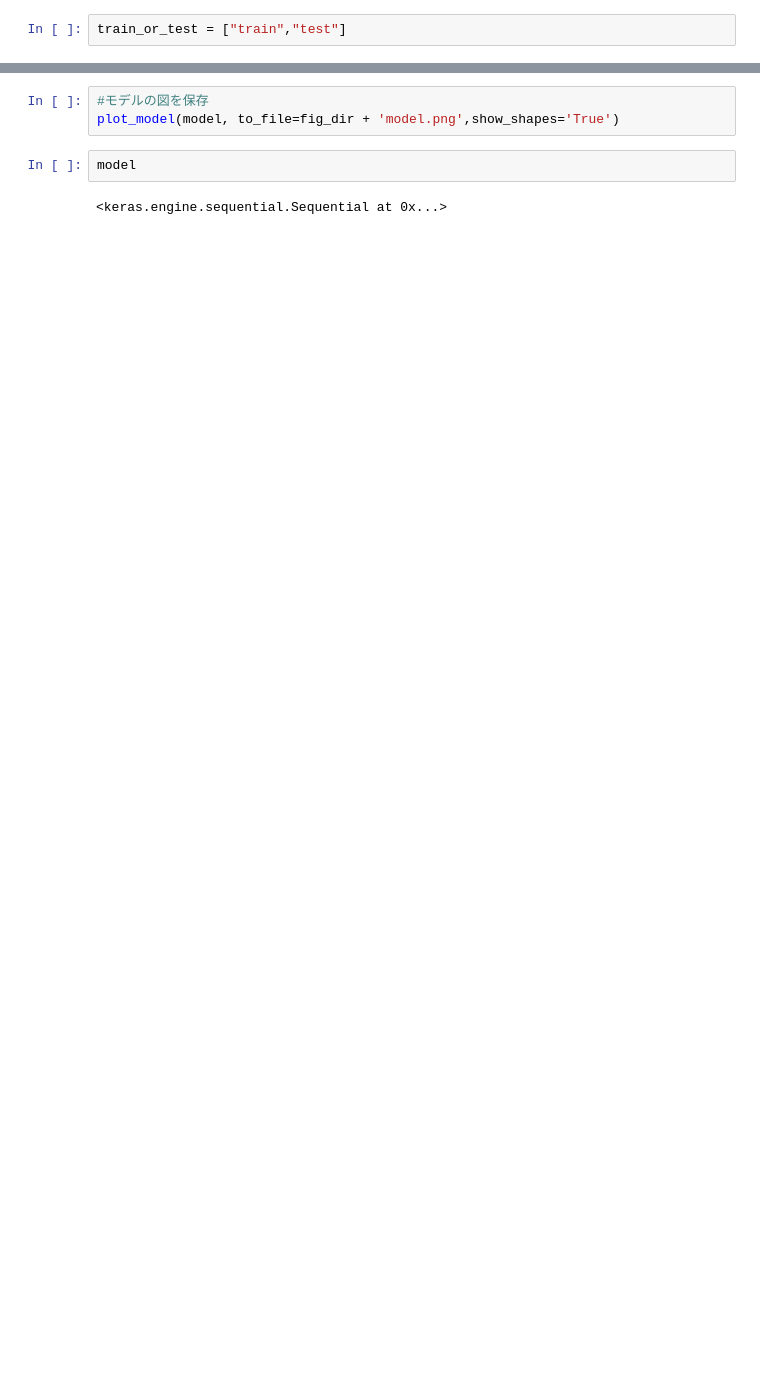
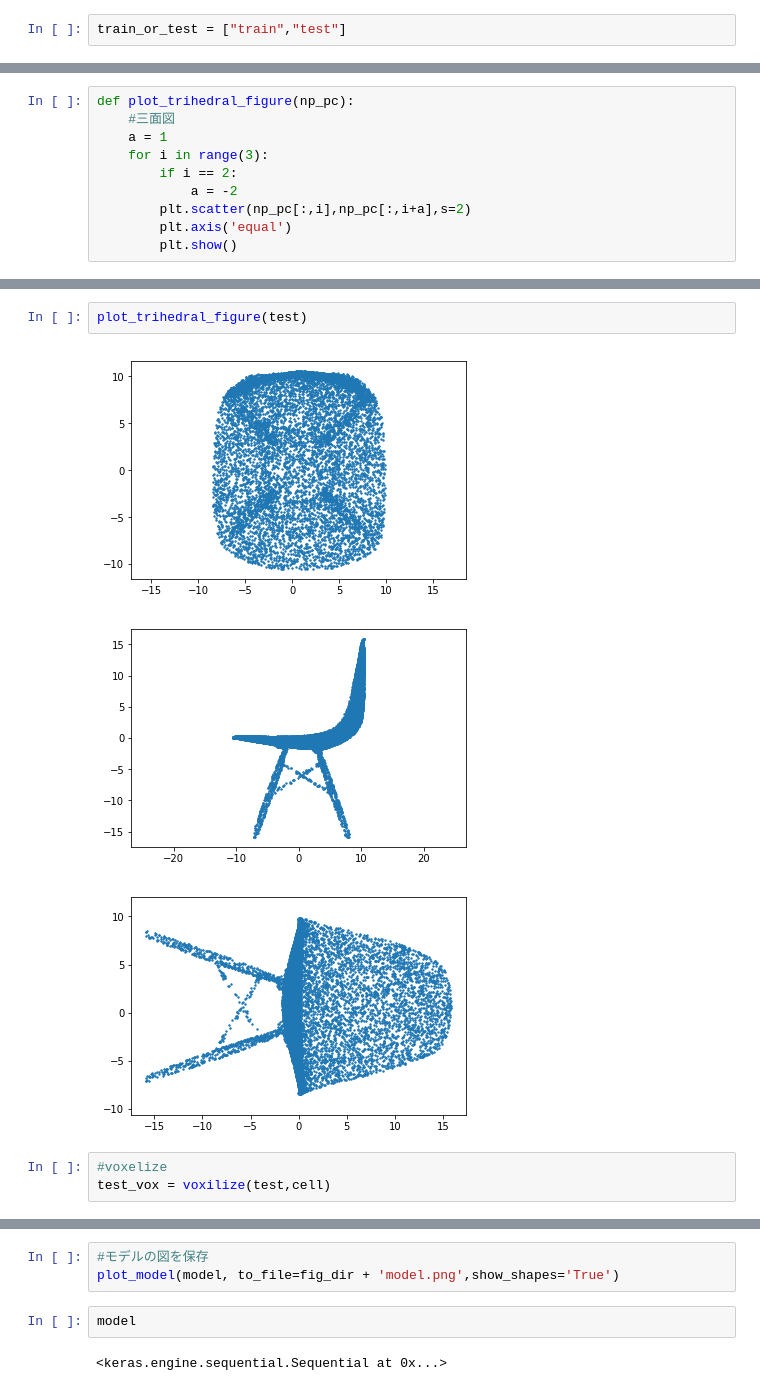
Before and after one commit to tacky0612/classification3dmodel, a Jupyter notebook: Classification_ModelNet.ipynb, the cells around one changed output, grey strips where cells are left out. Saved outputs shown, nothing was run; the diff lists cells and outputs as text; blank space fills up the shorter version.

```diff
--- a/Classification_ModelNet.ipynb
+++ b/Classification_ModelNet.ipynb
@@ -142,0 +265,10 @@ if os.path.exists(fig_dir) == False:
+# %%
+def plot_trihedral_figure(np_pc):
+    #三面図
+    a = 1
+    for i in range(3):
+        if i == 2:
+            a = -2
+        plt.scatter(np_pc[:,i],np_pc[:,i+a],s=2)
+        plt.axis('equal')
+        plt.show()
@@ -142,0 +421,9 @@ if os.path.exists(fig_dir) == False:
+# %%
+plot_trihedral_figure(test)
+# %% [output]
+[figure, added]
+[figure, added]
+[figure, added]
+# %%
+#voxelize
+test_vox = voxilize(test,cell)
```
Also changed, not shown: parts of 76 cells of this notebook.
